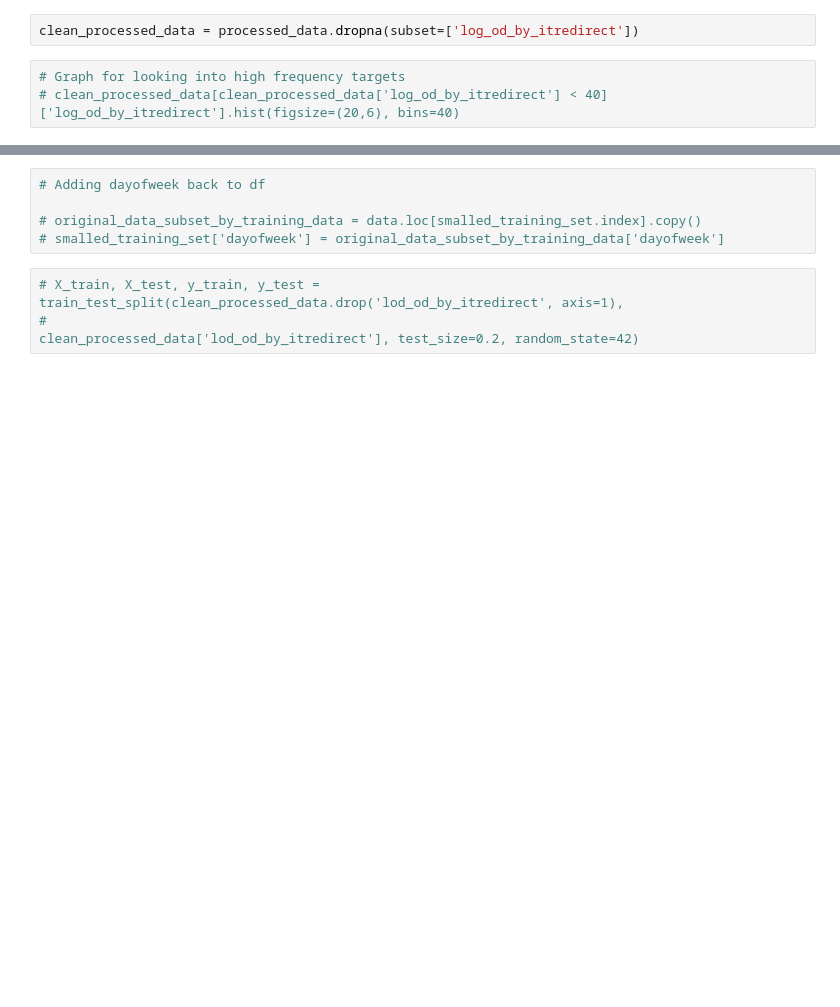
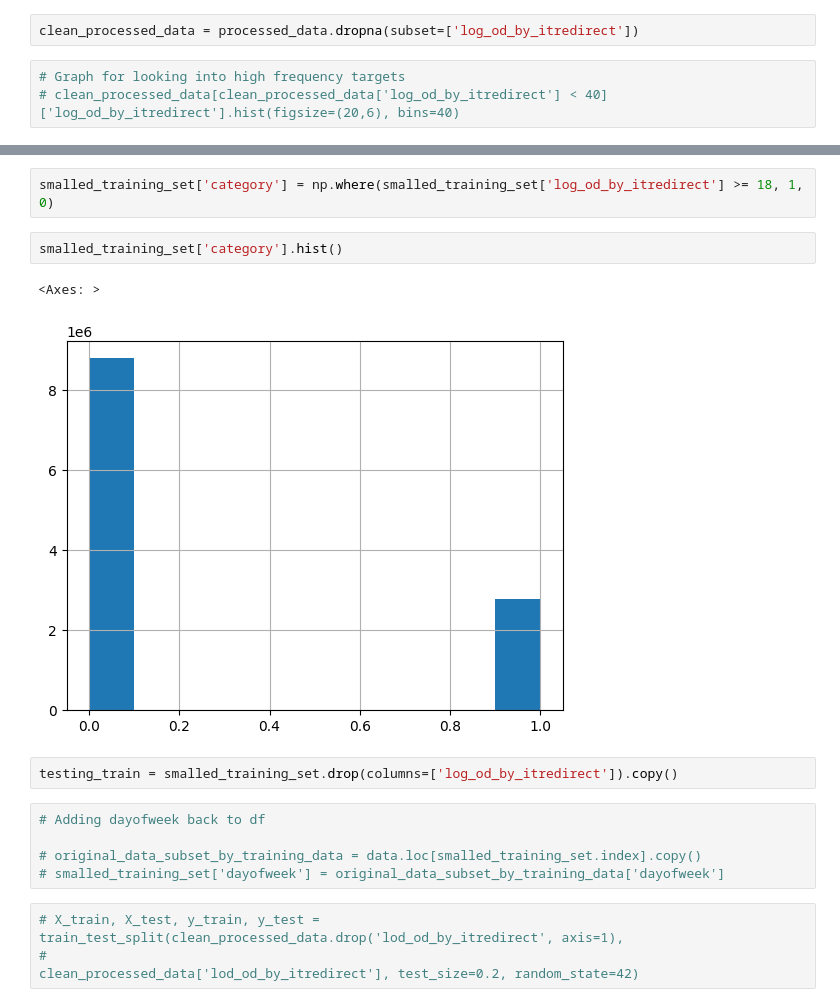
Before and after one commit to LaGenace/OptiFlyAi, a Jupyter notebook: Notebooks/ant_model_iterations.ipynb, the cells around one changed output, grey strips where cells are left out. Saved outputs shown, nothing was run; the diff lists cells and outputs as text; blank space fills up the shorter version.

```diff
--- a/Notebooks/ant_model_iterations.ipynb
+++ b/Notebooks/ant_model_iterations.ipynb
@@ -75,3 +153,12 @@ data['OriginCty'].nunique()
+# %%
+smalled_training_set['category'] = np.where(smalled_training_set['log_od_by_itredirect'] >= 18, 1, 0)
+# %%
+smalled_training_set['category'].hist()
+# %% [output]
+<Axes: >
+[figure, added]
+# %%
+testing_train = smalled_training_set.drop(columns=['log_od_by_itredirect']).copy()
 # %%
 # Adding dayofweek back to df
 
```
Also changed, not shown: parts of 28 cells of this notebook.
